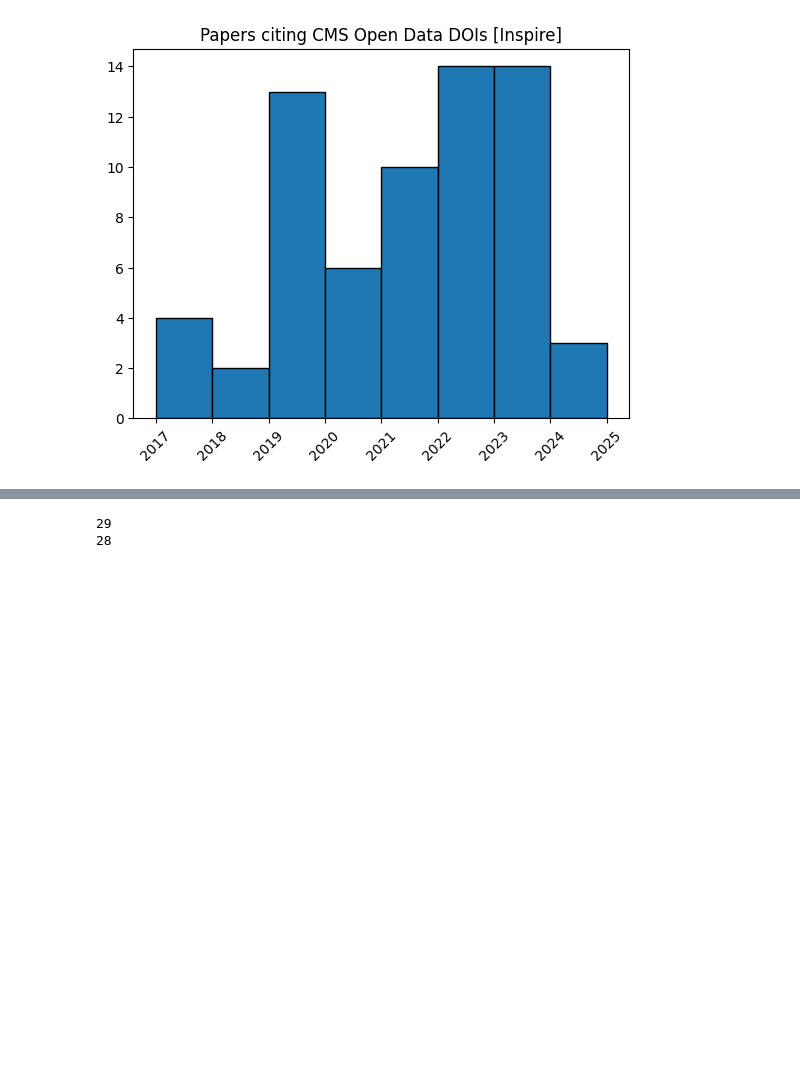
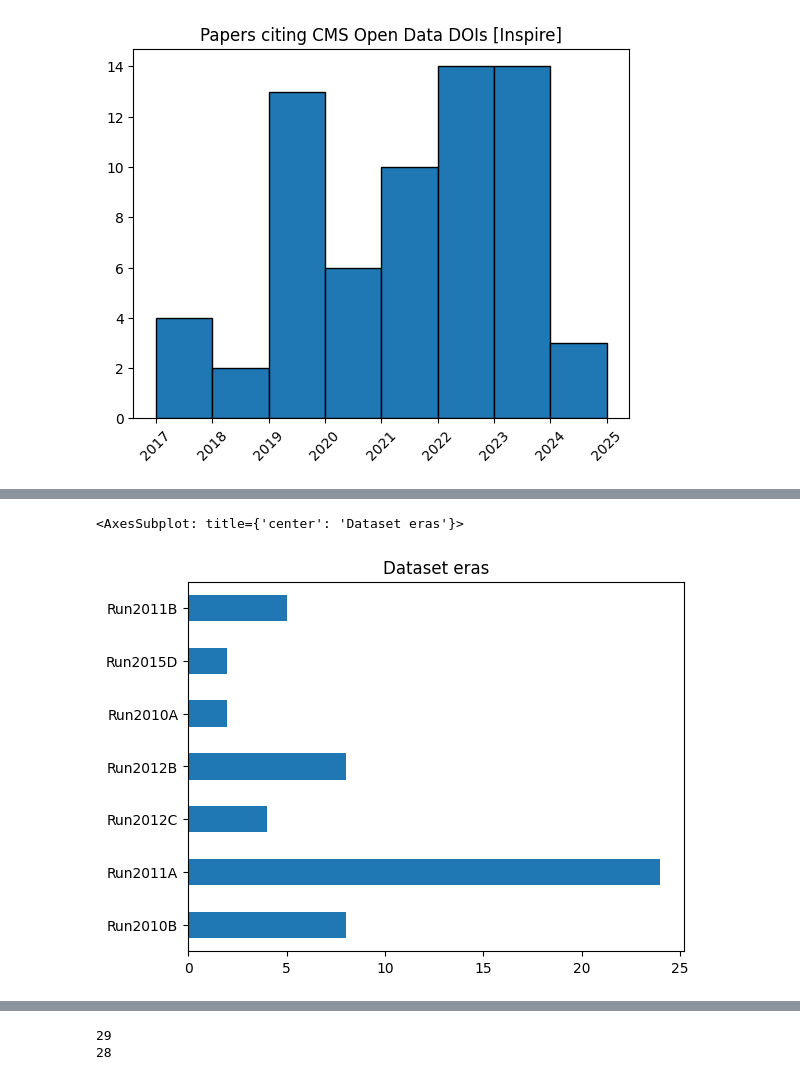
Before and after one commit to cms-dpoa/data-usage, a Jupyter notebook: publications.ipynb, the cells around one changed output, grey strips where cells are left out. Cells and saved outputs as stored; diff of their text form; code cells hidden in the pictures; blank space fills up the shorter version.

```diff
--- a/publications.ipynb
+++ b/publications.ipynb
@@ -320,0 +347,8 @@ Name: codp_recids, Length: 66, dtype: object
+# %%
+pd.Series(dataset_eras).value_counts(sort=False).plot(
+    kind='barh',
+    title='Dataset eras'
+)
+# %% [output]
+<AxesSubplot: title={'center': 'Dataset eras'}>
+[figure, added]
```
Also changed, not shown: parts of 24 cells of this notebook.
